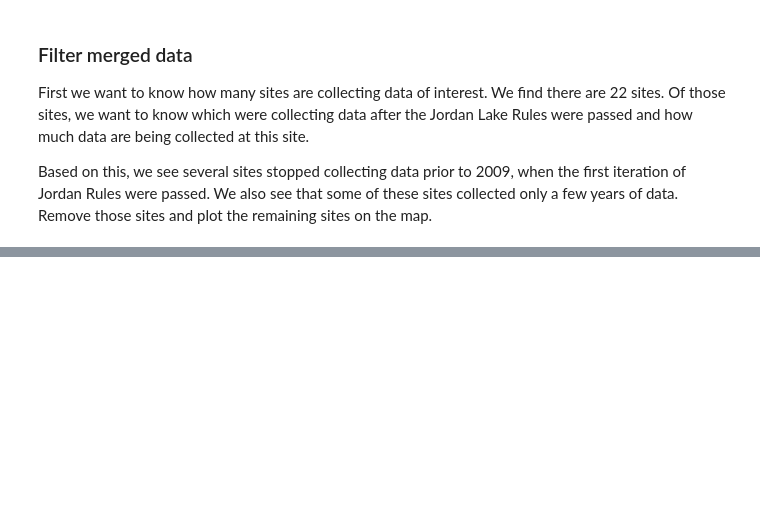
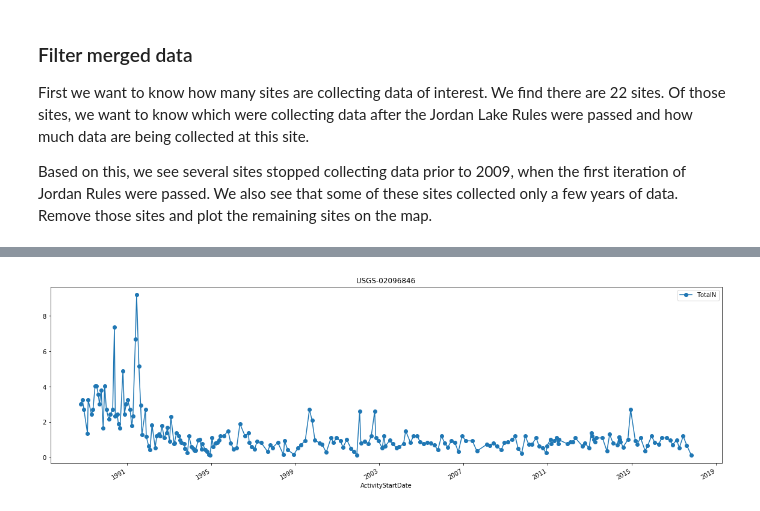
Before and after one commit to johnpfay/Water-Data-Bootcamp, a Jupyter notebook: 3_WaterQuality/python/Total-Nitrogen.ipynb, the cells around one changed output, grey strips where cells are left out. Drawn from its saved outputs; the diff is of its cells as text; code cells hidden in the pictures; blank space fills up the shorter version.

```diff
--- a/3_WaterQuality/python/Total-Nitrogen.ipynb
+++ b/3_WaterQuality/python/Total-Nitrogen.ipynb
@@ -290,0 +428,5 @@ m
+# %%
+siteID = 'USGS-02096846'
+#Isolate data for the selected site
+dfSite = nitrodata[nitrodata['MonitoringLocationIdentifier'] == siteID]
+dfSite.head()
@@ -290,0 +440,13 @@ m
+# %%
+#Group the data for the site on date
+dateGroup = dfSite.groupby(('ActivityStartDate'))
+# %%
+#Compute mean
+dfAvgN = dateGroup.agg({'TotalN':'mean',
+                        'Year':'mean',
+                        'Month':'mean'
+                       })
+#Drop rows with null values
+dfAvgN.dropna(axis='rows',how='any',inplace=True)
+#Show the first 5 rows
+dfAvgN.head()
@@ -290,0 +461,9 @@ m
+# %%
+#Create a line plot of daily N
+dfAvgN.plot(y='TotalN',
+            figsize=(20,6),
+            title=siteID,
+            marker='o',
+            by='Month');
+# %% [output]
+[figure, added]
```
Also changed, not shown: parts of 42 cells of this notebook, 1 other file.
